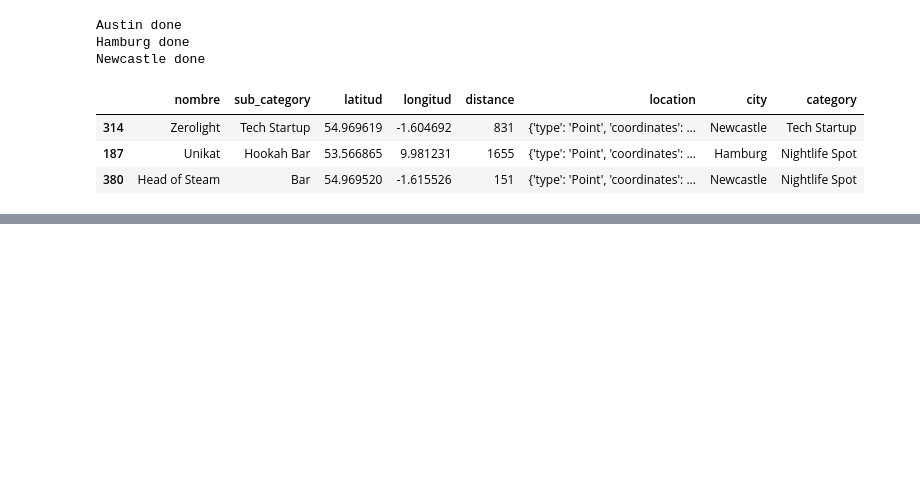
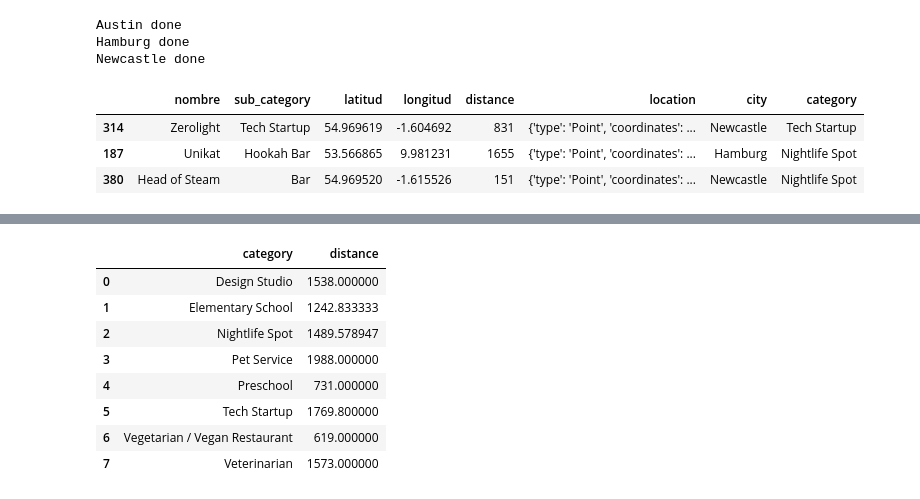
Before and after one commit to data2021oct/geospatial, a Jupyter notebook: notebooks/localization.ipynb, the cells around one changed output, grey strips where cells are left out. Drawn from its saved outputs; the diff is of its cells as text; code cells hidden in the pictures; blank space fills up the shorter version.

```diff
--- a/notebooks/localization.ipynb
+++ b/notebooks/localization.ipynb
@@ -224,3 +224,15 @@ Newcastle_df.head(3)
 | 416 | Northumbria University Sport Central | Athletics & Sports | 54.978318 | -1.606642 | 1262 | {'type': 'Point', 'coordinates': ... | Newcastle | Basketball Stadium |
 | 330 | Starbucks | Coffee Shop | 54.969435 | -1.616766 | 81 | {'type': 'Point', 'coordinates': ... | Newcastle | Coffee Shop |
 | 331 | Starbucks | Coffee Shop | 54.972522 | -1.617541 | 403 | {'type': 'Point', 'coordinates': ... | Newcastle | Coffee Shop |
+# %%
+Austin_df.groupby("category").agg({"distance":"mean"}).reset_index()
+# %% [output]
+|  | category | distance |
+| 0 | Design Studio | 1538.000000 |
+| 1 | Elementary School | 1242.833333 |
+| 2 | Nightlife Spot | 1489.578947 |
+| 3 | Pet Service | 1988.000000 |
+| 4 | Preschool | 731.000000 |
+| 5 | Tech Startup | 1769.800000 |
+| 6 | Vegetarian / Vegan Restaurant | 619.000000 |
+| 7 | Veterinarian | 1573.000000 |
```
Also changed, not shown: parts of 2 cells of this notebook, 1 other file.
